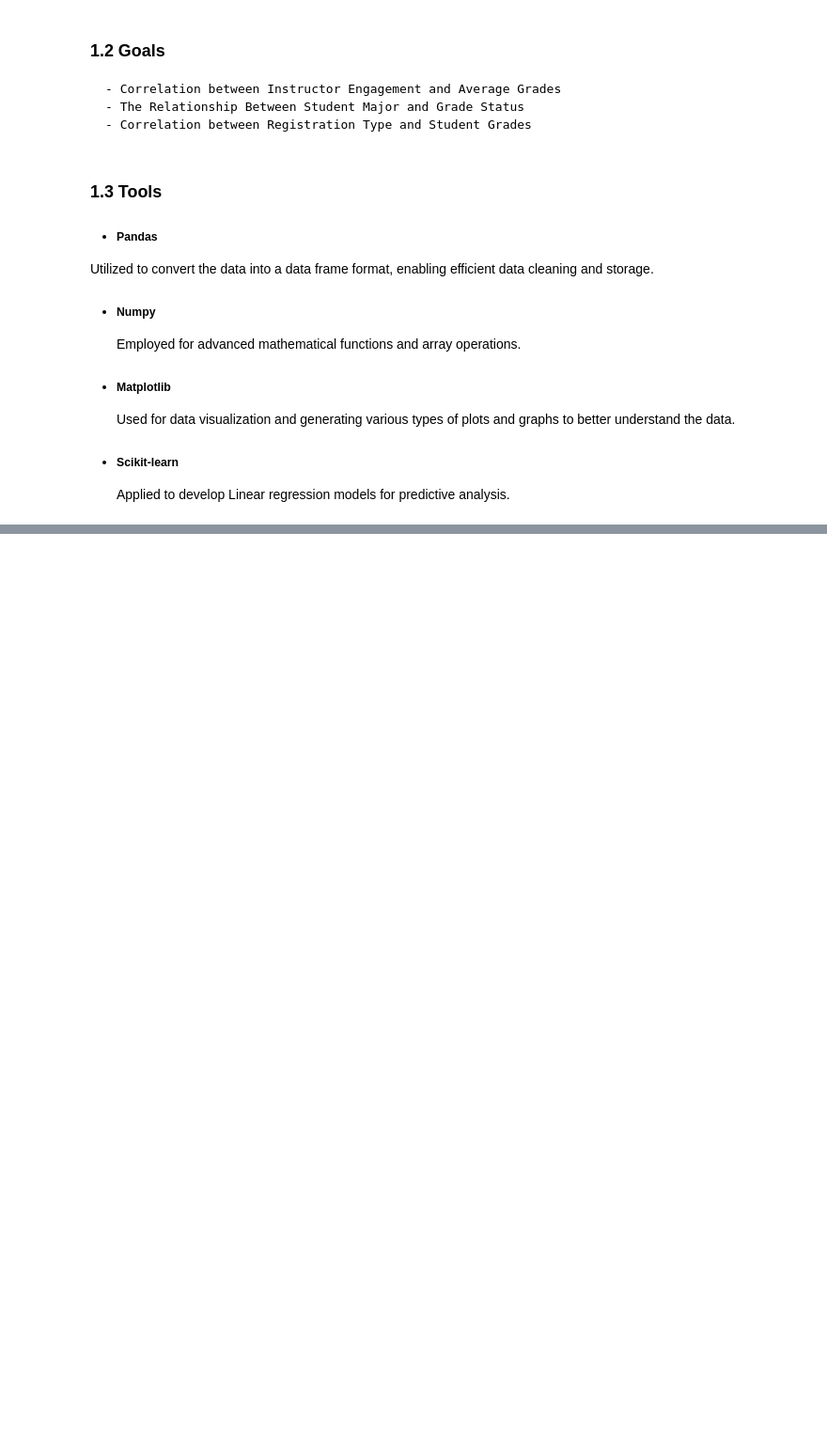
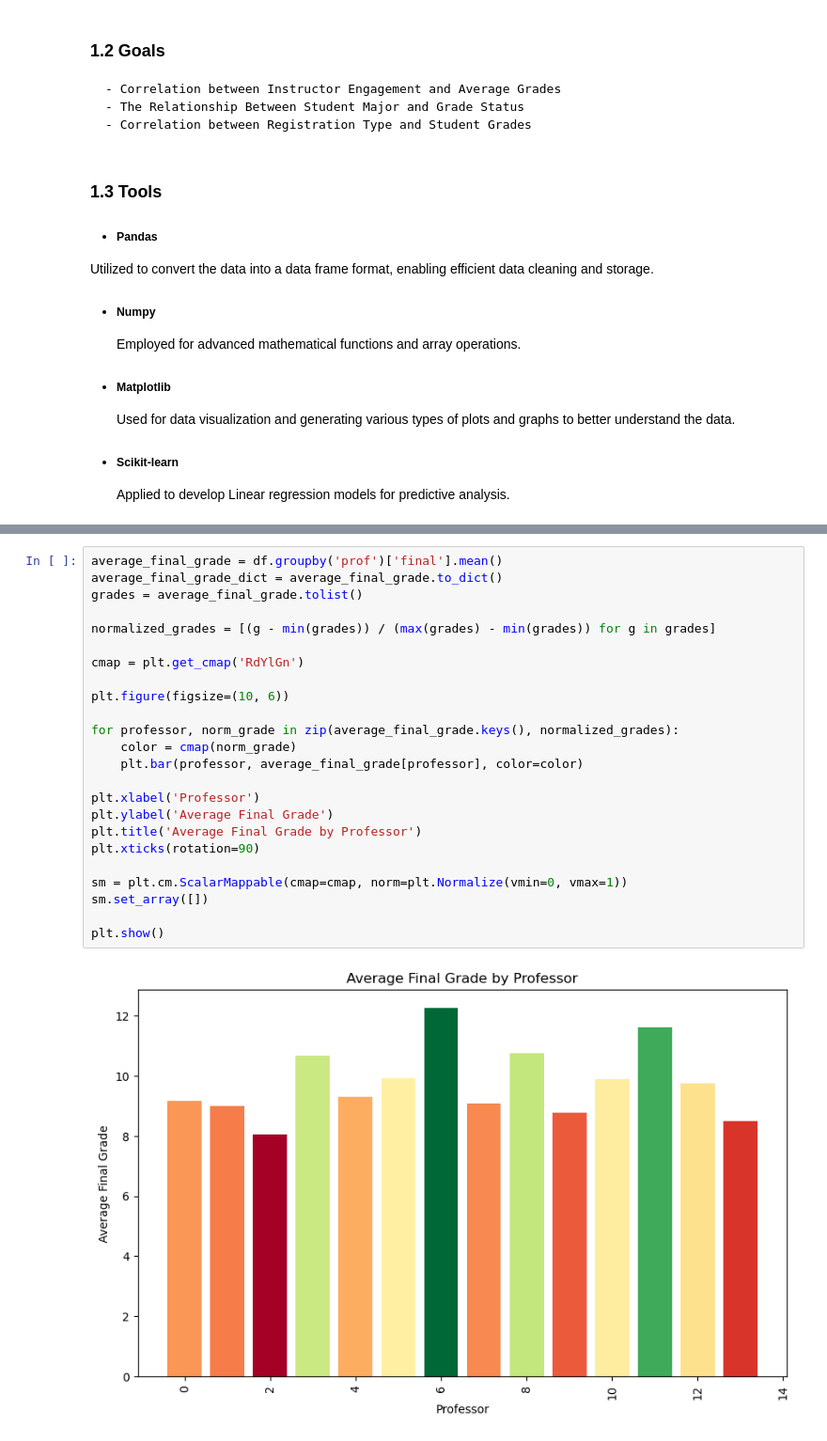
Before and after one commit to kooroshkz/math_grades_analysis, a Jupyter notebook: project_notebook.ipynb, the cells around one changed output, grey strips where cells are left out. Shown at 94% size. Cells and saved outputs as stored; diff of their text form; blank space fills up the shorter version.

```diff
--- a/project_notebook.ipynb
+++ b/project_notebook.ipynb
@@ -57,0 +245,26 @@ Importing data from excel file.
+# %%
+average_final_grade = df.groupby('prof')['final'].mean()
+average_final_grade_dict = average_final_grade.to_dict()
+grades = average_final_grade.tolist()
+
+normalized_grades = [(g - min(grades)) / (max(grades) - min(grades)) for g in grades]
+
+cmap = plt.get_cmap('RdYlGn')
+
+plt.figure(figsize=(10, 6))
+
+for professor, norm_grade in zip(average_final_grade.keys(), normalized_grades):
+    color = cmap(norm_grade)
+    plt.bar(professor, average_final_grade[professor], color=color)
+
+plt.xlabel('Professor')
+plt.ylabel('Average Final Grade')
+plt.title('Average Final Grade by Professor')
+plt.xticks(rotation=90)
+
+sm = plt.cm.ScalarMappable(cmap=cmap, norm=plt.Normalize(vmin=0, vmax=1))
+sm.set_array([])
+
+plt.show()
+# %% [output]
+[figure, added]
```
Also changed, not shown: parts of 49 cells of this notebook, 4 other files.
